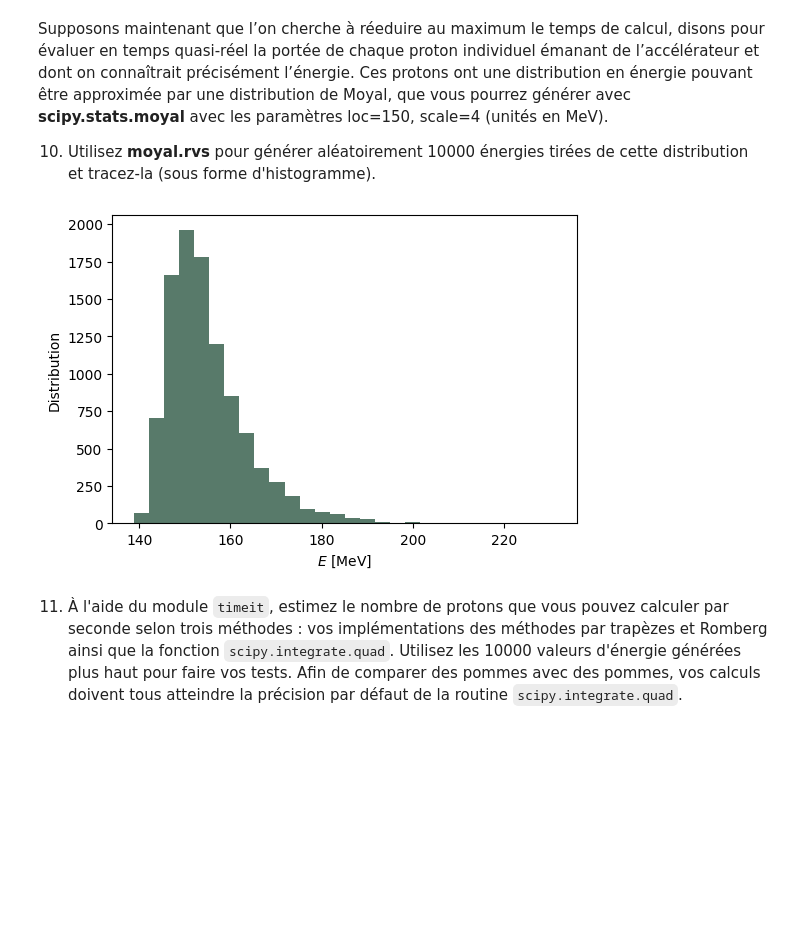
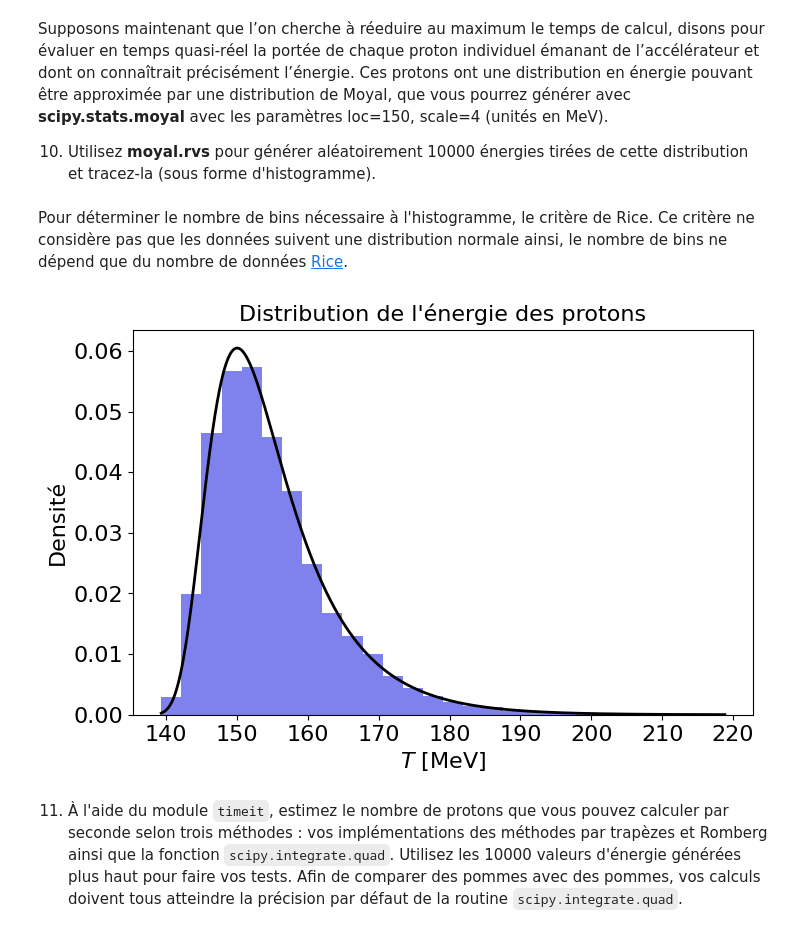
Before and after one commit to Antetokounpo/PhysNum-TP, a Jupyter notebook: tp1.ipynb, the cells around one changed output. Cells and saved outputs as stored; diff of their text form; code cells hidden in the pictures; blank space fills up the shorter version.

````diff
--- a/tp1.ipynb
+++ b/tp1.ipynb
@@ -453,21 +453,28 @@ dont on connaîtrait précisément l’énergie. Ces protons ont une distributio
 avec les paramètres loc=150, scale=4 (unités en MeV).
 
 10. Utilisez **moyal.rvs** pour générer aléatoirement 10000 énergies tirées de cette distribution et tracez-la (sous forme d'histogramme).
+# %% [markdown]
+Pour déterminer le nombre de bins nécessaire à l'histogramme, le critère de Rice. Ce critère ne considère pas que les données suivent une distribution normale ainsi, le nombre de bins ne dépend que du nombre de données [Rice](https://en.wikipedia.org/wiki/Scott%27s_rule#Terrell%E2%80%93Scott_rule).
 # %%
 from scipy.stats import moyal
 import matplotlib.pyplot as plt
 import numpy as np
 
 
 distribution = moyal.rvs(loc=150, scale=4, size=10000)
+x = np.linspace(min(distribution), max(distribution), 1000)
+pdf = moyal.pdf(x, loc=150, scale=4)
 rice_criterion = int(np.ceil(np.cbrt(2*distribution.shape[0]))) # Critère pour déterminer le nombre de "bins" pour l'histogramme
-plt.figure(figsize=(6,4))
-plt.hist(distribution, rice_criterion, color="#11422b", alpha=0.7)
-plt.xlabel("$E$ [MeV]")
-plt.ylabel("Distribution")
+plt.figure(figsize=(8,5))
+plt.hist(distribution, rice_criterion, density=True, color="#0007db", alpha=0.5)
+plt.plot(x, pdf, "k-", linewidth=2)
+plt.xlabel("$T$ [MeV]", fontsize=16)
+plt.ylabel("Densité", fontsize=16)
+plt.title("Distribution de l'énergie des protons", fontsize=16)
+plt.tick_params(labelsize=16)
 plt.show()
 # %% [output]
-[figure, old version]
+[figure, new version]
 # %% [markdown]
 11. À l'aide du module ```timeit```, estimez le nombre de protons que vous pouvez calculer par seconde selon trois méthodes : vos implémentations des méthodes par trapèzes et Romberg ainsi que la fonction ```scipy.integrate.quad```. Utilisez les 10000 valeurs d'énergie générées plus haut pour faire vos tests. Afin de comparer des pommes avec des pommes, vos calculs doivent tous atteindre la précision par défaut de la routine ```scipy.integrate.quad```.
 # %% [markdown]
````
Also changed, not shown: parts of 3 cells of this notebook.
